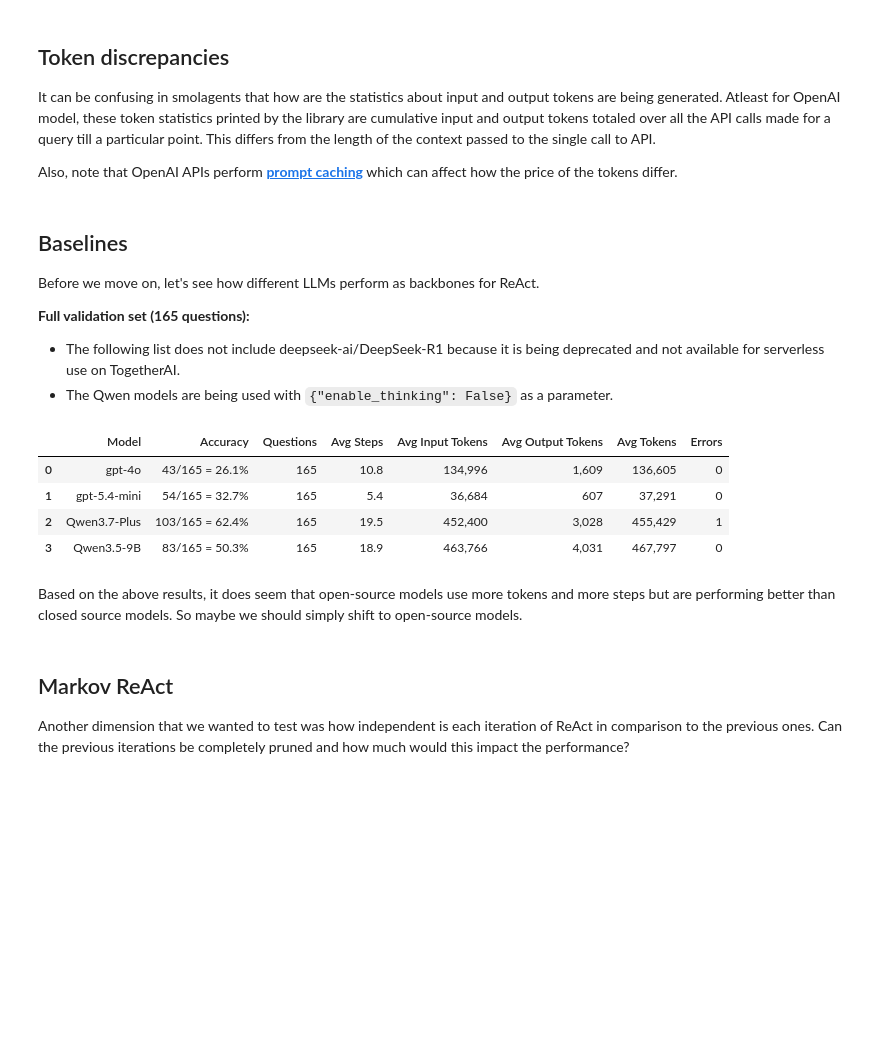
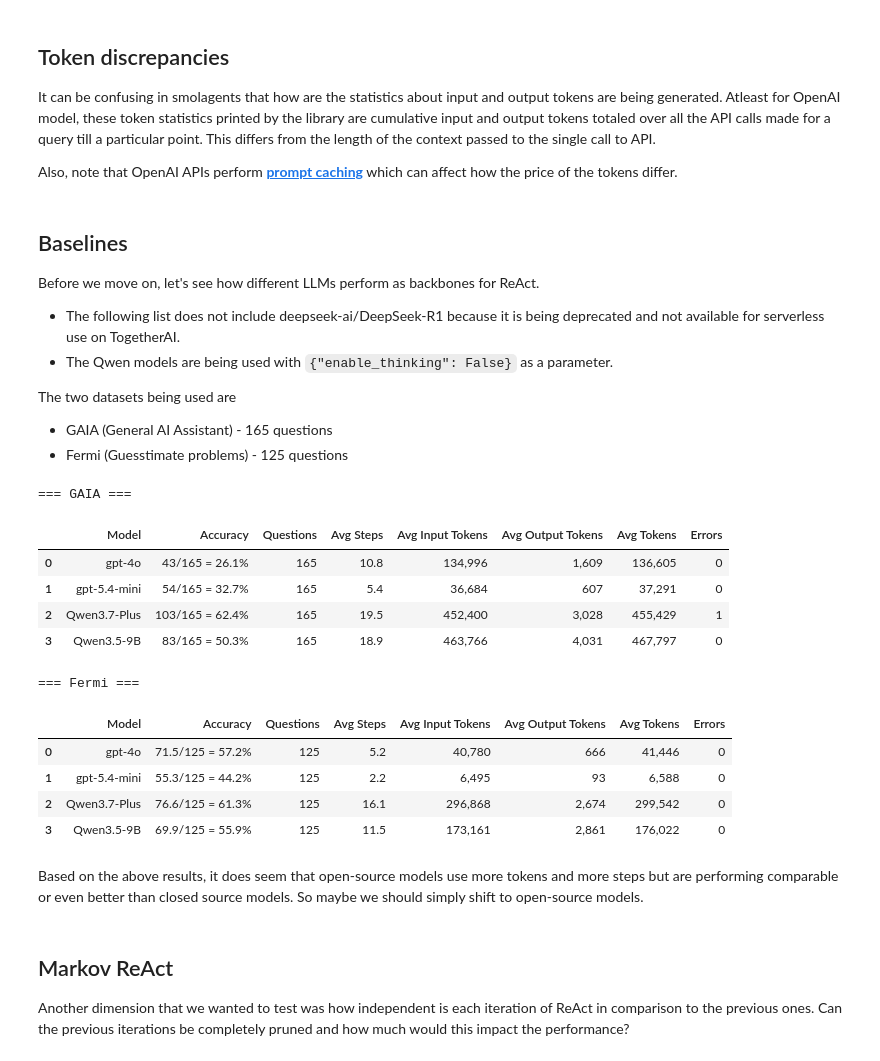
Before and after one commit to PoorvaGarg/smolagents, a Jupyter notebook: notes.ipynb, the cells around one changed output. Drawn from its saved outputs; the diff is of its cells as text; code cells hidden in the pictures; blank space fills up the shorter version.

Commit message:
results on fermi dataset

```diff
--- a/notes.ipynb
+++ b/notes.ipynb
@@ -46,15 +46,18 @@ Also, note that OpenAI APIs perform [**prompt caching**](https://developers.open
 
 Before we move on, let's see how different LLMs perform as backbones for ReAct.
 
-**Full validation set (165 questions):**
-
 - The following list does not include deepseek-ai/DeepSeek-R1 because it is being deprecated and not available for serverless use on TogetherAI.
 - The Qwen models are being used with `{"enable_thinking": False}` as a parameter.
+
+The two datasets being used are
+- GAIA (General AI Assistant) - 165 questions
+- Fermi (Guesstimate problems) - 125 questions
 # %%
 import pickle
 from pathlib import Path
 
 import pandas as pd
+from IPython.display import display
 
 BASELINE_DIR = Path("baseline")
 
@@ -69,6 +72,17 @@ MODEL_DIRS = {
     "Qwen3.5-9B": BASELINE_DIR / "naive_react_Qwen" / "Qwen3.5-9B_False",
 }
 
+# Fermi (RealFP) naive ReAct baselines -- same models, different dataset/scorer (see
+# baseline/fermi_setup.py). GAIA's is_correct is an exact-match boolean; Fermi's is a
+# continuous 0-1 order-of-magnitude score from fermi_scorer. summarize_results below handles
+# both uniformly via float(), since True/False cast cleanly to 1.0/0.0.
+FERMI_MODEL_DIRS = {
+    "gpt-4o": BASELINE_DIR / "naive_fermi_gpt-4o",
+    "gpt-5.4-mini": BASELINE_DIR / "naive_fermi_gpt-5.4-mini",
+    "Qwen3.7-Plus": BASELINE_DIR / "naive_fermi_Qwen_Qwen3.7-Plus",
+    "Qwen3.5-9B": BASELINE_DIR / "naive_fermi_Qwen_Qwen3.5-9B",
+}
+
 
 def summarize_results(pkl_dir: Path):
     records = []
@@ -77,59 +91,76 @@ def summarize_results(pkl_dir: Path):
             row = pickle.load(f)
         token_counts = row.get("token_counts") or {}
         records.append({
-            "is_correct": bool(row.get("is_correct", False)),
+            "is_correct": float(row.get("is_correct", False) or 0.0),
             "num_steps": row.get("num_steps", 0),
             "input_tokens": token_counts.get("input_tokens", 0),
             "output_tokens": token_counts.get("output_tokens", 0),
             "total_tokens": token_counts.get("total_tokens", 0),
             "error": row.get("error"),
         })
 
     n = len(records)
     if n == 0:
         return None
     correct = sum(r["is_correct"] for r in records)
     return {
         "n": n,
         "correct": correct,
         "accuracy": correct / n,
         "avg_steps": sum(r["num_steps"] for r in records) / n,
         "avg_input_tokens": sum(r["input_tokens"] for r in records) / n,
         "avg_output_tokens": sum(r["output_tokens"] for r in records) / n,
         "avg_tokens": sum(r["total_tokens"] for r in records) / n,
         "errors": sum(1 for r in records if r["error"]),
     }
 
 
-rows = []
-for model_name, pkl_dir in MODEL_DIRS.items():
-    if not pkl_dir.exists():
-        rows.append({"Model": model_name, "Accuracy": "missing dir", "Questions": 0, "Avg Steps": "-", "Avg Input Tokens": "-", "Avg Output Tokens": "-", "Avg Tokens": "-", "Errors": "-"})
-        continue
-    stats = summarize_results(pkl_dir)
-    if stats is None:
-        rows.append({"Model": model_name, "Accuracy": "no data", "Questions": 0, "Avg Steps": "-", "Avg Input Tokens": "-", "Avg Output Tokens": "-", "Avg Tokens": "-", "Errors": "-"})
-        continue
-    rows.append({
-        "Model": model_name,
-        "Accuracy": f"{stats['correct']}/{stats['n']} = {stats['accuracy']:.1%}",
-        "Questions": stats["n"],
-        "Avg Steps": f"{stats['avg_steps']:.1f}",
-        "Avg Input Tokens": f"{stats['avg_input_tokens']:,.0f}",
-        "Avg Output Tokens": f"{stats['avg_output_tokens']:,.0f}",
-        "Avg Tokens": f"{stats['avg_tokens']:,.0f}",
-        "Errors": stats["errors"],
-    })
+def summarize_rows(model_dirs: dict):
+    rows = []
+    for model_name, pkl_dir in model_dirs.items():
+        if not pkl_dir.exists():
+            rows.append({"Model": model_name, "Accuracy": "missing dir", "Questions": 0, "Avg Steps": "-", "Avg Input Tokens": "-", "Avg Output Tokens": "-", "Avg Tokens": "-", "Errors": "-"})
+            continue
+        stats = summarize_results(pkl_dir)
+        if stats is None:
+            rows.append({"Model": model_name, "Accuracy": "no data", "Questions": 0, "Avg Steps": "-", "Avg Input Tokens": "-", "Avg Output Tokens": "-", "Avg Tokens": "-", "Errors": "-"})
+            continue
+        # correct is a whole number for GAIA (sum of 1.0/0.0) but fractional for Fermi (sum of
+        # continuous scores) -- show 0 decimals for the former, 1 for the latter.
+        correct_display = f"{stats['correct']:.0f}" if stats["correct"] == round(stats["correct"]) else f"{stats['correct']:.1f}"
+        rows.append({
+            "Model": model_name,
+            "Accuracy": f"{correct_display}/{stats['n']} = {stats['accuracy']:.1%}",
+            "Questions": stats["n"],
+            "Avg Steps": f"{stats['avg_steps']:.1f}",
+            "Avg Input Tokens": f"{stats['avg_input_tokens']:,.0f}",
+            "Avg Output Tokens": f"{stats['avg_output_tokens']:,.0f}",
+            "Avg Tokens": f"{stats['avg_tokens']:,.0f}",
+            "Errors": stats["errors"],
+        })
+    return rows
 
-pd.DataFrame(rows)
+
+print("=== GAIA ===")
+display(pd.DataFrame(summarize_rows(MODEL_DIRS)))
+
+print("=== Fermi ===")
+display(pd.DataFrame(summarize_rows(FERMI_MODEL_DIRS)))
 # %% [output]
+=== GAIA ===
 |  | Model | Accuracy | Questions | Avg Steps | Avg Input Tokens | Avg Output Tokens | Avg Tokens | Errors |
 | 0 | gpt-4o | 43/165 = 26.1% | 165 | 10.8 | 134,996 | 1,609 | 136,605 | 0 |
 | 1 | gpt-5.4-mini | 54/165 = 32.7% | 165 | 5.4 | 36,684 | 607 | 37,291 | 0 |
 | 2 | Qwen3.7-Plus | 103/165 = 62.4% | 165 | 19.5 | 452,400 | 3,028 | 455,429 | 1 |
 | 3 | Qwen3.5-9B | 83/165 = 50.3% | 165 | 18.9 | 463,766 | 4,031 | 467,797 | 0 |
+=== Fermi ===
+|  | Model | Accuracy | Questions | Avg Steps | Avg Input Tokens | Avg Output Tokens | Avg Tokens | Errors |
+| 0 | gpt-4o | 71.5/125 = 57.2% | 125 | 5.2 | 40,780 | 666 | 41,446 | 0 |
+| 1 | gpt-5.4-mini | 55.3/125 = 44.2% | 125 | 2.2 | 6,495 | 93 | 6,588 | 0 |
+| 2 | Qwen3.7-Plus | 76.6/125 = 61.3% | 125 | 16.1 | 296,868 | 2,674 | 299,542 | 0 |
+| 3 | Qwen3.5-9B | 69.9/125 = 55.9% | 125 | 11.5 | 173,161 | 2,861 | 176,022 | 0 |
 # %% [markdown]
-Based on the above results, it does seem that open-source models use more tokens and more steps but are performing better than closed source models. So maybe we should simply shift to open-source models.
+Based on the above results, it does seem that open-source models use more tokens and more steps but are performing comparable or even better than closed source models. So maybe we should simply shift to open-source models.
 # %% [markdown]
 ## Markov ReAct
 
```
Also changed, not shown: parts of 7 cells of this notebook, 8 other files.
